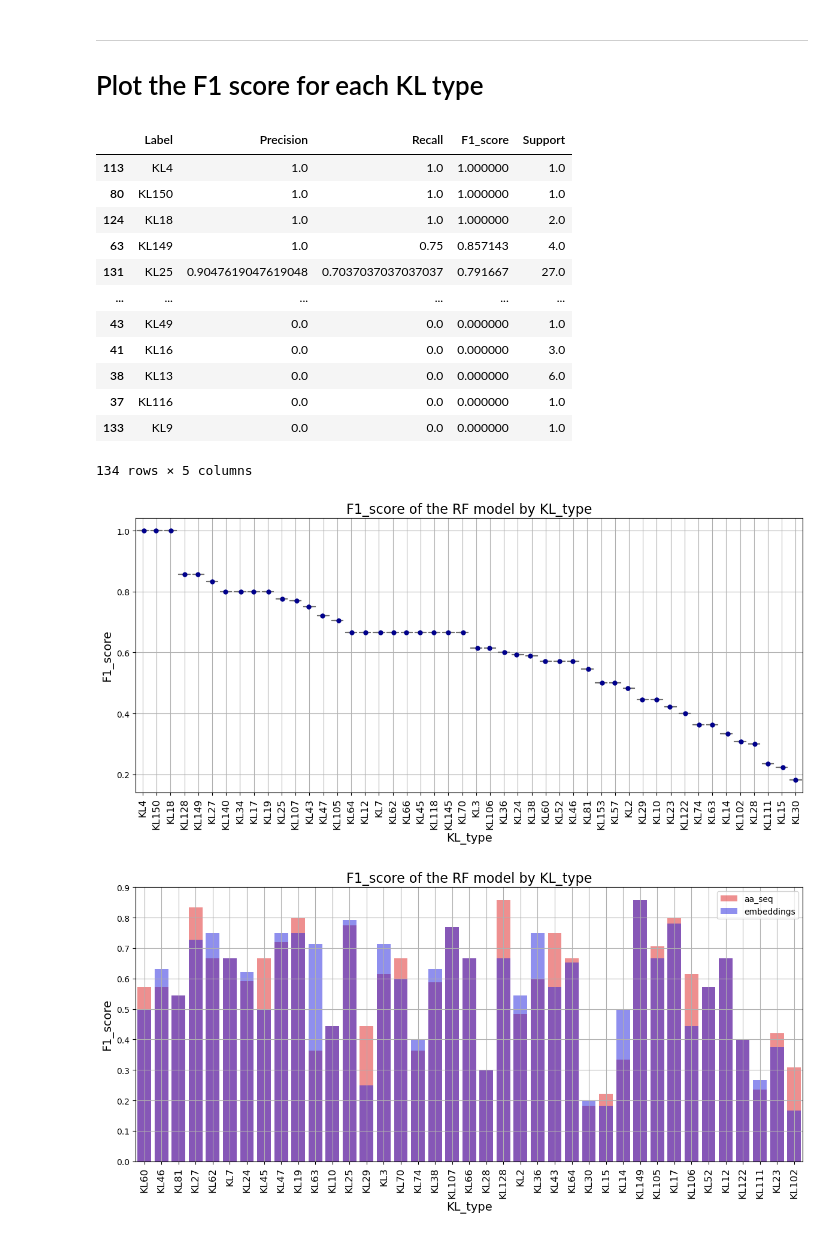
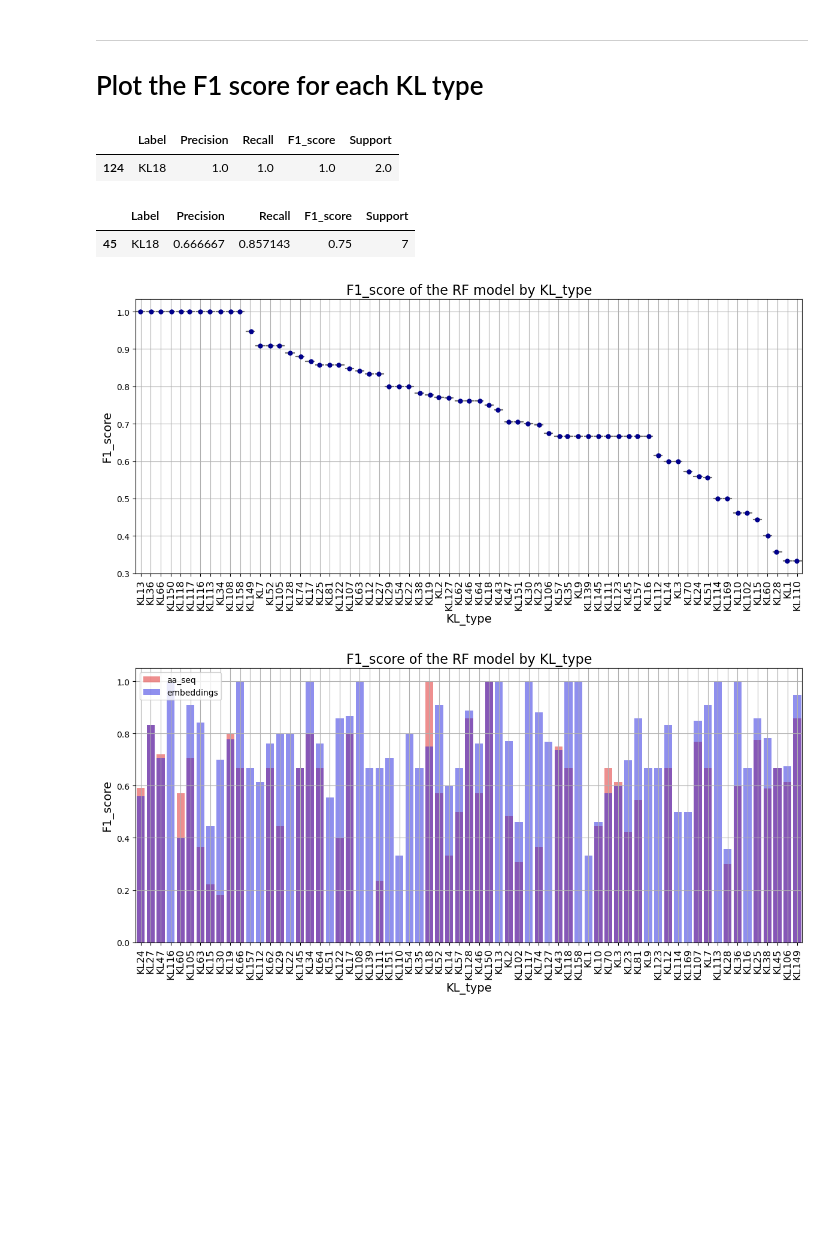
Before and after one commit to conchaeloko/Klebsiella_TropiSEARCH, a Jupyter notebook: scripts/V.MLwork_PT1_Clustering_AP_Rafa.ipynb, the cells around one changed output. Cells and saved outputs as stored; diff of their text form; code cells hidden in the pictures; blank space fills up the shorter version.

```diff
--- a/scripts/V.MLwork_PT1_Clustering_AP_Rafa.ipynb
+++ b/scripts/V.MLwork_PT1_Clustering_AP_Rafa.ipynb
@@ -776,25 +776,23 @@ df_aa_seq.sort_values(by = ["F1_score"] , inplace = True, ascending = False)
 df_emb = pd.read_csv(f"{path_project}/embeddings.KL_report.tsv", sep = "\t", names = names_report).fillna(0)
 df_emb.sort_values(by = ["F1_score"] , inplace = True, ascending = False)
 
+df_real = pd.read_csv(f"{path_project}/embeddings_real.KL_report.tsv", sep = "\t", names = names_report).fillna(0)
+df_real.sort_values(by = ["F1_score"] , inplace = True, ascending = False)
+
 DFs = [df_3D , df_aa_seq , df_emb]
 
 #method_dico = {df_3D : "3D" , df_aa_seq : "aa_seq", df_emb : "embeddings"}
-# %%
-df_emb
-# %% [output]
-|  | Label | Precision | Recall | F1_score | Support |
-| 113 | KL4 | 1.0 | 1.0 | 1.000000 | 1.0 |
-| 80 | KL150 | 1.0 | 1.0 | 1.000000 | 1.0 |
-| 124 | KL18 | 1.0 | 1.0 | 1.000000 | 2.0 |
-| 63 | KL149 | 1.0 | 0.75 | 0.857143 | 4.0 |
-| 131 | KL25 | 0.9047619047619048 | 0.7037037037037037 | 0.791667 | 27.0 |
-| ... | ... | ... | ... | ... | ... |
-| 43 | KL49 | 0.0 | 0.0 | 0.000000 | 1.0 |
-| 41 | KL16 | 0.0 | 0.0 | 0.000000 | 3.0 |
-| 38 | KL13 | 0.0 | 0.0 | 0.000000 | 6.0 |
-| 37 | KL116 | 0.0 | 0.0 | 0.000000 | 1.0 |
-| 133 | KL9 | 0.0 | 0.0 | 0.000000 | 1.0 |
-134 rows × 5 columns
+# %%
+df_aa_seq[df_aa_seq["Label"] == "KL18"]
+# %% [output]
+|  | Label | Precision | Recall | F1_score | Support |
+| 124 | KL18 | 1.0 | 1.0 | 1.0 | 2.0 |
+# %%
+df_real
+df_real[df_real["Label"] == "KL18"]
+# %% [output]
+|  | Label | Precision | Recall | F1_score | Support |
+| 45 | KL18 | 0.666667 | 0.857143 | 0.75 | 7 |
 # %%
 import matplotlib.pyplot as plt
 import seaborn as sns
@@ -816,38 +814,39 @@ def make_plot(method , df) :
     plt.show()
 # %%
 #method_dico = {df_3D : "3D" , df_aa_seq : "aa_seq", df_emb : "embeddings"}
-make_plot("aa_seq" , df_aa_seq)
+make_plot("emb_real" , df_real)
 # %% [output]
-[figure, old version]
+[figure, new version]
 # %%
+excluded = ["KL4", "KL140","KL153"]
 
 def make_plot(method , df1, df2) :
-    df1_filtered = df1[(df1['F1_score'] != 0) & (df1["Support"] >=4)]
-    df2_filtered = df2[(df2['F1_score'] != 0) & (df2["Support"] >=4)]
+    df1_filtered = df1[(df1['F1_score'] != 0) & (df1["Support"] >=0) & (~df1["Label"].isin(excluded))]
+    df2_filtered = df2[(df2['F1_score'] != 0) & (df2["Support"] >=0) & (~df2["Label"].isin(excluded))]
 
     # Set of all unique labels across both dataframes
     all_labels = set(df1_filtered['Label']).union(df2_filtered['Label'])
 
     # Align both dataframes to include all labels
     df1_aligned = df1_filtered.set_index('Label').reindex(all_labels, fill_value=0).reset_index()
     df2_aligned = df2_filtered.set_index('Label').reindex(all_labels, fill_value=0).reset_index()
 
     plt.figure(figsize=(12, 6))
     # Create two barplots
     sns.barplot(x='Label', y='F1_score', data=df1_aligned, color='red', alpha=0.5, label="aa_seq")
     sns.barplot(x='Label', y='F1_score', data=df2_aligned, color='blue', alpha=0.5, label="embeddings")
 
     plt.title('F1_score of the RF model by KL_type', fontsize=16)
     plt.xlabel('KL_type', fontsize=14)
     plt.ylabel('F1_score', fontsize=14)
     plt.xticks(rotation=90, fontsize=12)  # Rotates x-axis labels to be vertical
     # Make the grid visible
     plt.grid(True)
     plt.legend()  # Add legend
     plt.tight_layout()
     plt.savefig(f"{path_project}/F1_score.KLtype.{method}.png", dpi =300)
     plt.show()
 
-make_plot("Embeddings_vs_aaSeq" ,df_aa_seq, df_emb)
+make_plot("realEmbeddings_vs_aa_seqcluster" ,df_aa_seq, df_real)
 # %% [output]
-[figure, old version]
+[figure, new version]
```
Also changed, not shown: 1 other file.
